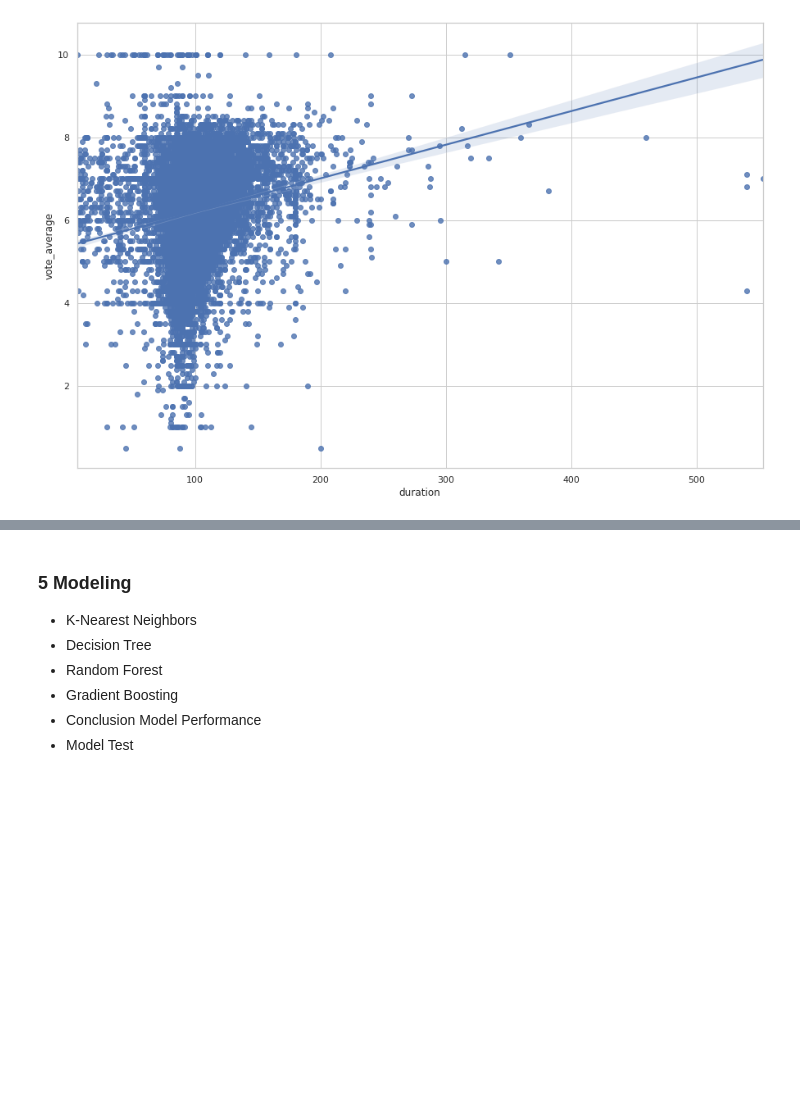
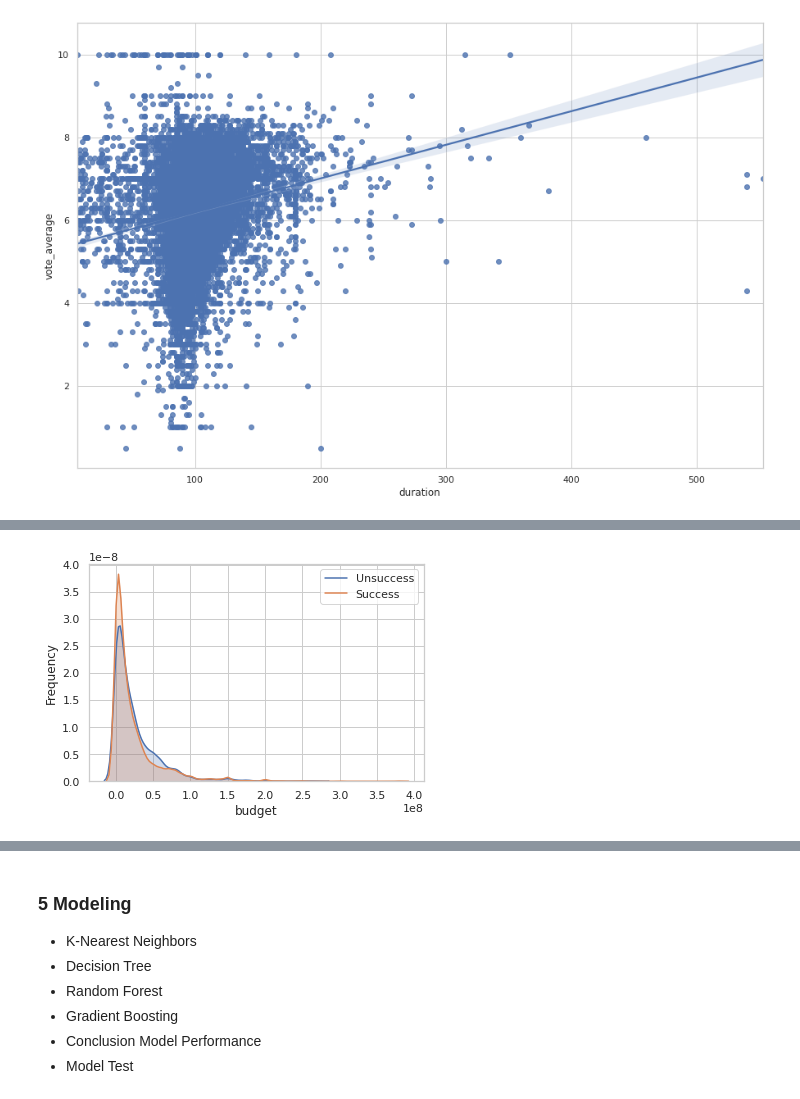
Before and after one commit to serenaZhou/INFO7390_Data_Sci, a Jupyter notebook: Project.ipynb, the cells around one changed output, grey strips where cells are left out. Saved outputs shown, nothing was run; the diff lists cells and outputs as text; code cells hidden in the pictures; blank space fills up the shorter version.

```diff
--- a/Project.ipynb
+++ b/Project.ipynb
@@ -272,0 +343,9 @@ plt.show()
+# %%
+# Non-zero budget distibution
+g = sns.kdeplot(raw_data.budget[raw_data.budget>0][(raw_data["success"] == 0) ], shade = True)
+g = sns.kdeplot(raw_data.budget[raw_data.budget>0][(raw_data["success"] == 1) ], shade= True)
+g.set_xlabel("budget")
+g.set_ylabel("Frequency")
+g = g.legend(["Unsuccess","Success"])
+# %% [output]
+[figure, added]
```
Also changed, not shown: parts of 27 cells of this notebook.
